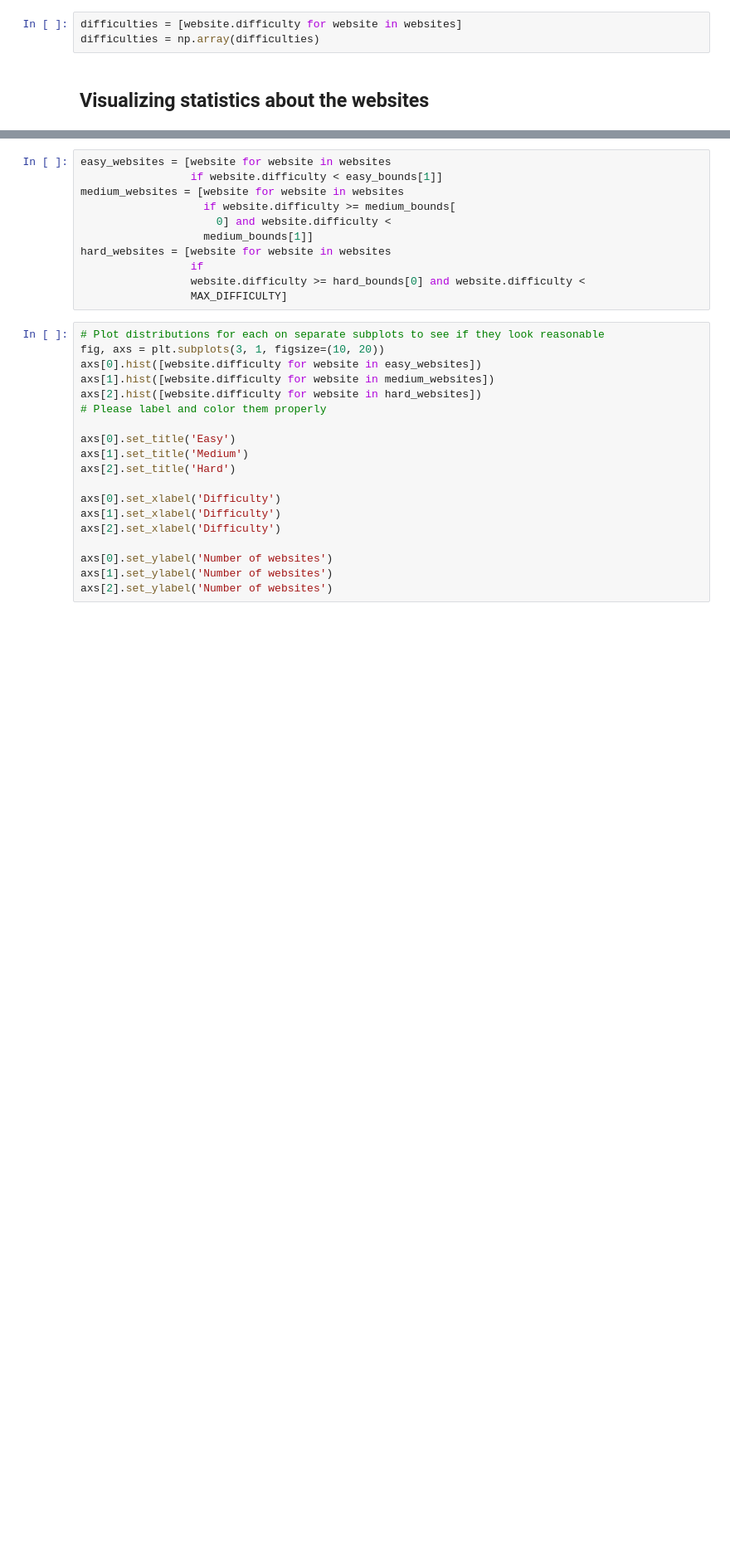
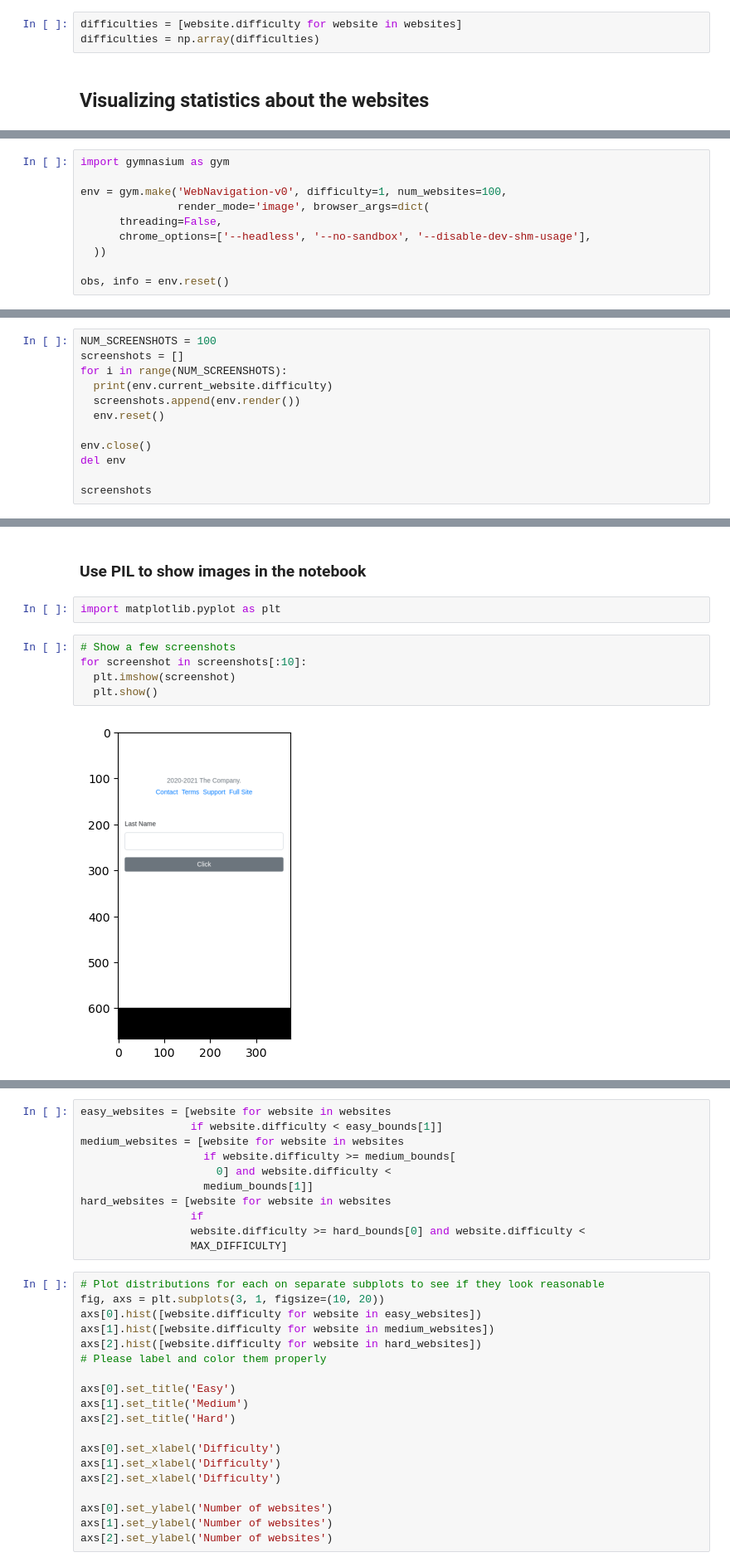
Before and after one commit to Farama-Foundation/A2Perf, a Jupyter notebook: viz/analysis/web_navigation/websites.ipynb, the cells around one changed output, grey strips where cells are left out. Shown at 83% size. Drawn from its saved outputs; the diff is of its cells as text; blank space fills up the shorter version.

```diff
--- a/viz/analysis/web_navigation/websites.ipynb
+++ b/viz/analysis/web_navigation/websites.ipynb
@@ -112,0 +196,10 @@ plt.plot(x, norm.pdf(x, mu, std))
+# %%
+import gymnasium as gym
+
+env = gym.make('WebNavigation-v0', difficulty=1, num_websites=100,
+               render_mode='image', browser_args=dict(
+      threading=False,
+      chrome_options=['--headless', '--no-sandbox', '--disable-dev-shm-usage'],
+  ))
+
+obs, info = env.reset()
@@ -112,0 +210,12 @@ plt.plot(x, norm.pdf(x, mu, std))
+# %%
+NUM_SCREENSHOTS = 100
+screenshots = []
+for i in range(NUM_SCREENSHOTS):
+  print(env.current_website.difficulty)
+  screenshots.append(env.render())
+  env.reset()
+
+env.close()
+del env
+
+screenshots
@@ -112,0 +257,11 @@ plt.plot(x, norm.pdf(x, mu, std))
+# %% [markdown]
+### Use PIL to show images in the notebook
+# %%
+import matplotlib.pyplot as plt
+# %%
+# Show a few screenshots
+for screenshot in screenshots[:10]:
+  plt.imshow(screenshot)
+  plt.show()
+# %% [output]
+[figure, added]
```
Also changed, not shown: parts of 43 cells of this notebook, 1 other file.
